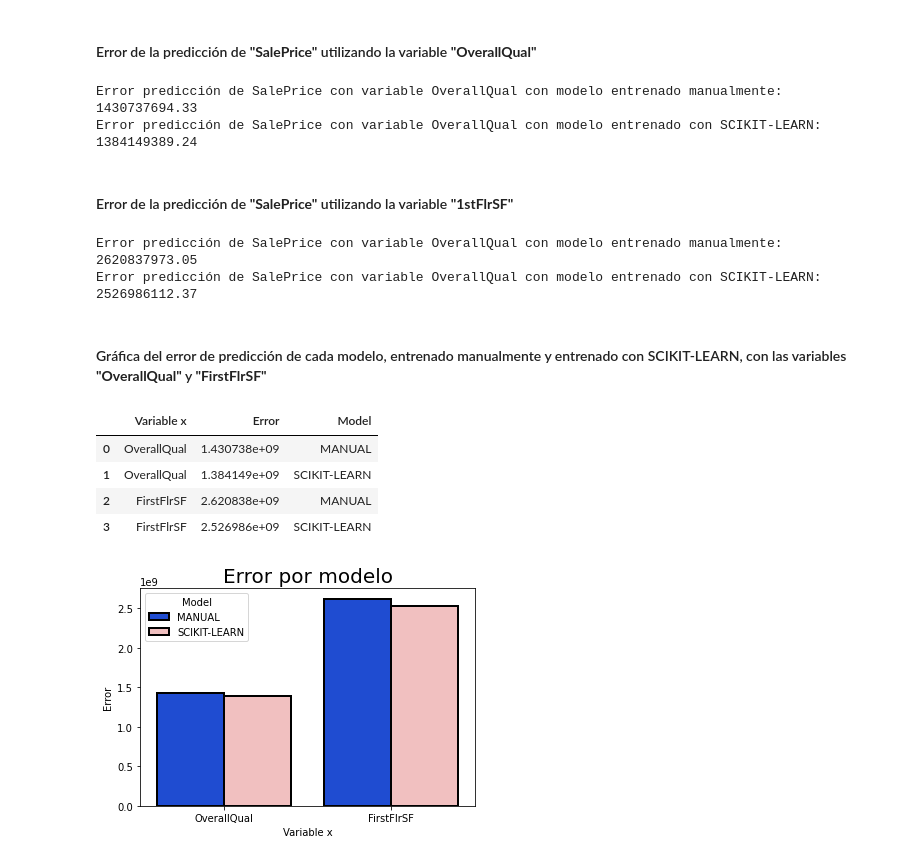
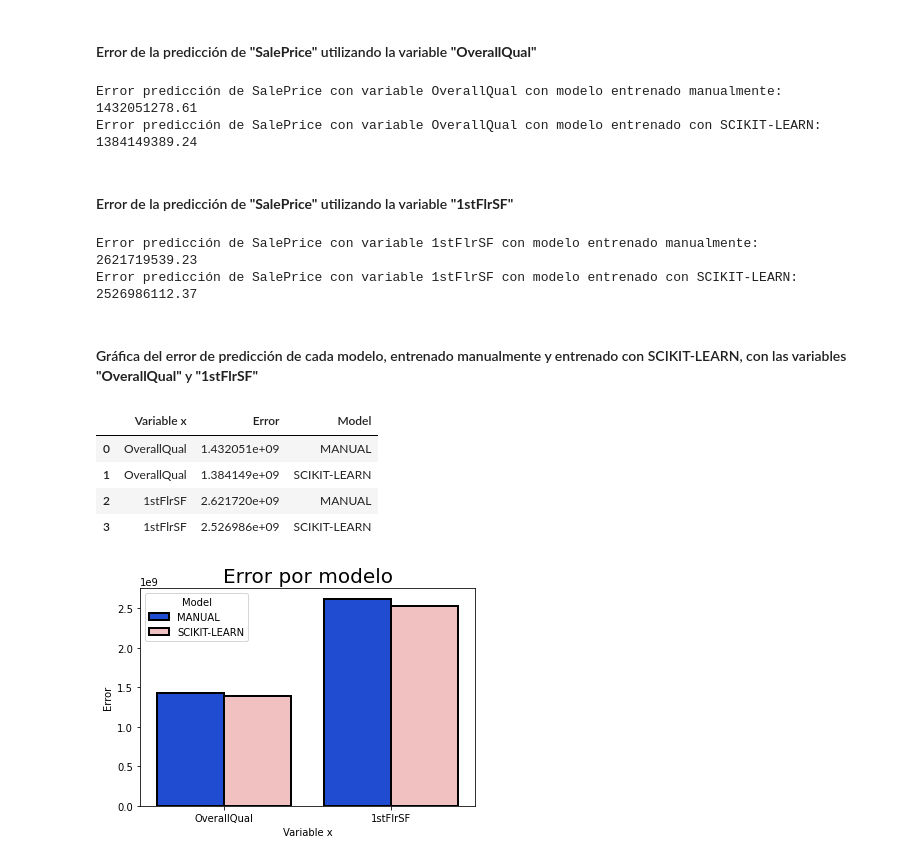
Before and after one commit to navas604/Ciencia-de-Datos-en-Python, a Jupyter notebook: Proyecto.ipynb, the cells around one changed output. Drawn from its saved outputs; the diff is of its cells as text; code cells hidden in the pictures.

```diff
--- a/Proyecto.ipynb
+++ b/Proyecto.ipynb
@@ -326,9 +326,10 @@ Las 2 variables con mayor potencial predictivo (que presentan mayor correlación
 
 def train_function(x, y, epochs, imprimir_error_cada, lr):
 
-  matrix = np.array(x).reshape(-1,1)
-  ones_matrix = np.ones_like(matrix)
-  new_matrix = np.hstack((matrix, ones_matrix))
+  x = np.array(x).reshape(-1,1)
+  x = np.hstack((x, np.ones_like(x)))
+
+  y = np.array(y).reshape(-1,1)
 
   mb = [0, 0]
   error = []
@@ -336,13 +337,13 @@ def train_function(x, y, epochs, imprimir_error_cada, lr):
   error_dict = {}
 
   for i in range(epochs):
-    yhat = np.matmul(new_matrix, mb)
+    yhat = np.matmul(x, np.array(mb).reshape(-1,1))
 
     error.append(round(0.5 * np.mean(np.power(y - yhat, 2)), 2))
 
-    gradientes_m_b = np.array((np.mean((yhat - y)*x), np.mean(yhat - y)))
+    gradientes_m_b = np.matmul((yhat - y).reshape(1,-1), x/3)
 
-    mb = mb - (lr * gradientes_m_b)
+    mb -= (lr * gradientes_m_b[0])
 
     modelo_dict[i] = list(mb)
     error_dict[i] = error[i]
@@ -463,7 +464,7 @@ OverallQual = train["OverallQual"]
 
 epochs = 300
 imprimir_error_cada = 50
-lr = 0.049
+lr = 0.000152
 # %%
 # Entrenar el modelo manualmente con la variable "OverallQual"
 
@@ -519,8 +520,8 @@ SalePrice = train["SalePrice"]
 FirstFlrSF = train["1stFlrSF"]
 
 epochs = 10
-imprimir_error_cada = 1
-lr = 0.000001
+imprimir_error_cada = 2
+lr = 0.0000000013
 # %%
 # Entrenar el modelo manualmente con la variable "1stFlrSF"
 
@@ -689,7 +685,7 @@ print("Error predicción de SalePrice con variable OverallQual con modelo entren
 print("Error predicción de SalePrice con variable OverallQual con modelo entrenado con SCIKIT-LEARN: ",
       errores_pred_OverallQual_manual_scikit[1])
 # %% [output]
-Error predicción de SalePrice con variable OverallQual con modelo entrenado manualmente:       1430737694.33
+Error predicción de SalePrice con variable OverallQual con modelo entrenado manualmente:       1432051278.61
 Error predicción de SalePrice con variable OverallQual con modelo entrenado con SCIKIT-LEARN:  1384149389.24
 # %% [markdown]
 #### Error de la predicción de **"SalePrice"** utilizando la variable **"1stFlrSF"**
@@ -699,30 +695,30 @@ Error predicción de SalePrice con variable OverallQual con modelo entrenado con
 errores_pred_FirstFlrSF_manual_scikit = (round(0.5 * np.mean(np.power(SalePrice_test - ypred_manual_FirstFlrSF, 2)), 2),
                                           round(0.5 * np.mean(np.power(SalePrice_test - ypred_scikit_FirstFlrSF, 2)), 2))
 
-print("Error predicción de SalePrice con variable OverallQual con modelo entrenado manualmente:      ",
+print("Error predicción de SalePrice con variable 1stFlrSF con modelo entrenado manualmente:      ",
       errores_pred_FirstFlrSF_manual_scikit[0])
-print("Error predicción de SalePrice con variable OverallQual con modelo entrenado con SCIKIT-LEARN: ",
+print("Error predicción de SalePrice con variable 1stFlrSF con modelo entrenado con SCIKIT-LEARN: ",
       errores_pred_FirstFlrSF_manual_scikit[1])
 # %% [output]
-Error predicción de SalePrice con variable OverallQual con modelo entrenado manualmente:       2620837973.05
-Error predicción de SalePrice con variable OverallQual con modelo entrenado con SCIKIT-LEARN:  2526986112.37
+Error predicción de SalePrice con variable 1stFlrSF con modelo entrenado manualmente:       2621719539.23
+Error predicción de SalePrice con variable 1stFlrSF con modelo entrenado con SCIKIT-LEARN:  2526986112.37
 # %% [markdown]
-#### Gráfica del error de predicción de cada modelo, entrenado manualmente y entrenado con SCIKIT-LEARN, con las variables **"OverallQual"** y **"FirstFlrSF"**
+#### Gráfica del error de predicción de cada modelo, entrenado manualmente y entrenado con SCIKIT-LEARN, con las variables **"OverallQual"** y **"1stFlrSF"**
 # %%
 # Preparar los datos a utilizar en la gráfica de barras
 
-errores_modelos = pd.DataFrame({"Variable x" : ["OverallQual", "OverallQual", "FirstFlrSF", "FirstFlrSF"],
+errores_modelos = pd.DataFrame({"Variable x" : ["OverallQual", "OverallQual", "1stFlrSF", "1stFlrSF"],
                                 "Error" : [errores_pred_OverallQual_manual_scikit[0], errores_pred_OverallQual_manual_scikit[1],
                                            errores_pred_FirstFlrSF_manual_scikit[0], errores_pred_FirstFlrSF_manual_scikit[1]],
                                 "Model" : ["MANUAL", "SCIKIT-LEARN", "MANUAL", "SCIKIT-LEARN"]})
 
 errores_modelos
 # %% [output]
 |  | Variable x | Error | Model |
-| 0 | OverallQual | 1.430738e+09 | MANUAL |
+| 0 | OverallQual | 1.432051e+09 | MANUAL |
 | 1 | OverallQual | 1.384149e+09 | SCIKIT-LEARN |
-| 2 | FirstFlrSF | 2.620838e+09 | MANUAL |
-| 3 | FirstFlrSF | 2.526986e+09 | SCIKIT-LEARN |
+| 2 | 1stFlrSF | 2.621720e+09 | MANUAL |
+| 3 | 1stFlrSF | 2.526986e+09 | SCIKIT-LEARN |
 # %%
 # Graficar el error de predicción cada modelo con las variables elegidas de mayor correlación "OverallQual" y "1stFlrSF"
 
```
Also changed, not shown: parts of 10 cells of this notebook.
